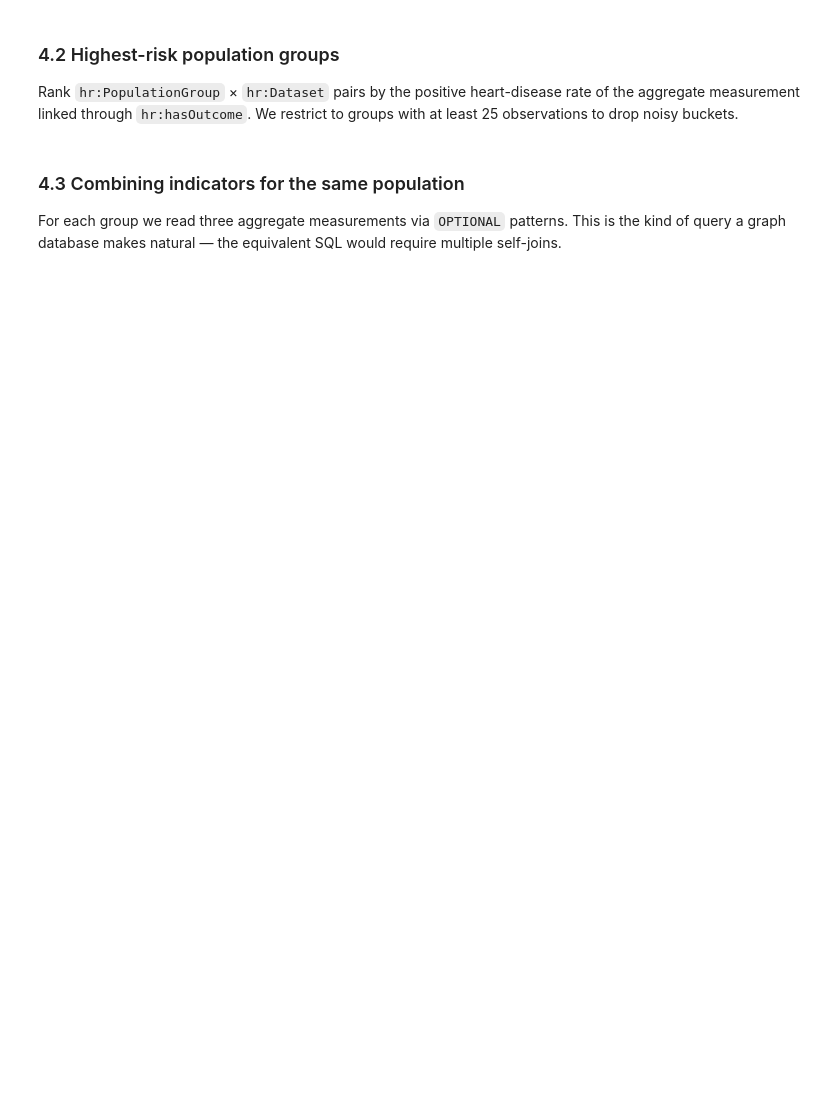
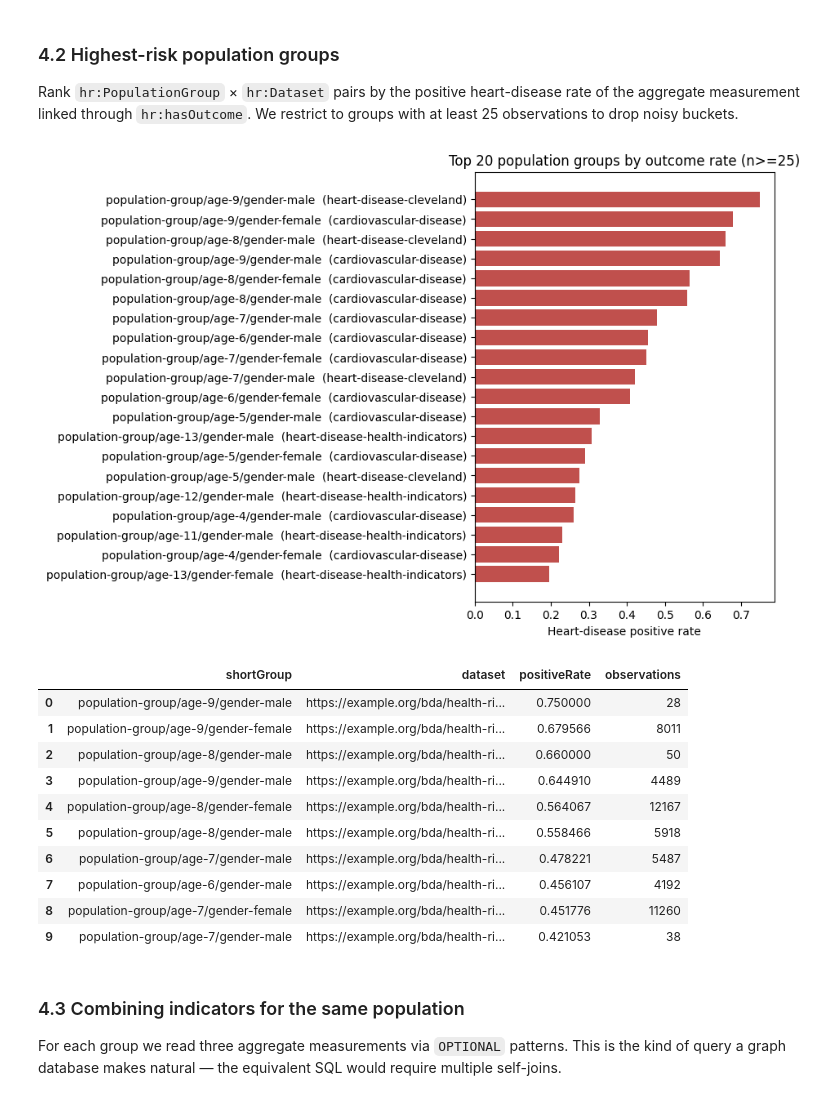
Before and after one commit to gallego-c/bda-practica2, a Jupyter notebook: notebooks/02_knowledge_graph_exploration.ipynb, the cells around one changed output. Cells and saved outputs as stored; diff of their text form; code cells hidden in the pictures; blank space fills up the shorter version.

```diff
--- a/notebooks/02_knowledge_graph_exploration.ipynb
+++ b/notebooks/02_knowledge_graph_exploration.ipynb
@@ -22,7 +22,11 @@ import json
 
 import pandas as pd
 from rdflib import Graph
-import matplotlib.pyplot as plt
+try:
+    import matplotlib.pyplot as plt
+except Exception as exc:
+    plt = None
+    print(f'Matplotlib unavailable; showing tables only: {exc}')
 
 
 def locate_project_root(start: Path) -> Path:
@@ -38,6 +42,25 @@ KG_ROOT = PROJECT_ROOT / 'Part4_Exploitation_zone' / 'exploitation_zone' / 'kg'
 MANIFEST_PATH = KG_ROOT / 'kg_manifest.json'
 REPORT_PATH = PROJECT_ROOT / 'Part5_Analysis_zone' / 'reports' / 'kg_analysis_report.json'
 
+def resolve_kg_path(path_text: str) -> Path:
+    path = Path(path_text)
+    if path.exists():
+        return path
+    fallback = KG_ROOT / path.name
+    if fallback.exists():
+        return fallback
+    return path
+
+
+def resolve_sparql_dir(path_text: str) -> Path:
+    path = Path(path_text)
+    if path.exists():
+        return path
+    fallback = KG_ROOT / 'sparql'
+    if fallback.exists():
+        return fallback
+    return path
+
 manifest = json.loads(MANIFEST_PATH.read_text(encoding='utf-8'))
 report = json.loads(REPORT_PATH.read_text(encoding='utf-8')) if REPORT_PATH.exists() else None
 
@@ -108,6 +151,6 @@ def query_to_df(graph: Graph, query_text: str) -> pd.DataFrame:
     return pd.DataFrame(data, columns=var_names)
 
 
-SPARQL_DIR = Path(manifest['storage']['sparql_query_dir'])
+SPARQL_DIR = resolve_sparql_dir(manifest['storage']['sparql_query_dir'])
 for path in sorted(SPARQL_DIR.glob('*.rq')):
     print(path.name)
@@ -126,16 +190,30 @@ Rank `hr:PopulationGroup` × `hr:Dataset` pairs by the positive heart-disease ra
 # %%
 ranked = query_to_df(graph, (SPARQL_DIR / '03_rank_population_groups_by_outcome_rate.rq').read_text())
 ranked = ranked.head(20)
 ranked['shortGroup'] = ranked['populationGroup'].str.replace('https://example.org/bda/health-risk/', '', regex=False)
-fig, ax = plt.subplots(figsize=(9, 6), constrained_layout=True)
-ax.barh(ranked['shortGroup'] + '  (' + ranked['dataset'].str.split('/').str[-1] + ')',
-        ranked['positiveRate'].astype(float),
-        color='#C0504D')
-ax.set_xlabel('Heart-disease positive rate')
-ax.set_title('Top 20 population groups by outcome rate (n>=25)')
-ax.invert_yaxis()
-plt.show()
+if plt is not None:
+    fig, ax = plt.subplots(figsize=(9, 6), constrained_layout=True)
+    ax.barh(ranked['shortGroup'] + '  (' + ranked['dataset'].str.split('/').str[-1] + ')',
+            ranked['positiveRate'].astype(float),
+            color='#C0504D')
+    ax.set_xlabel('Heart-disease positive rate')
+    ax.set_title('Top 20 population groups by outcome rate (n>=25)')
+    ax.invert_yaxis()
+    plt.show()
 ranked[['shortGroup', 'dataset', 'positiveRate', 'observations']].head(10)
+# %% [output]
+[figure, added]
+|  | shortGroup | dataset | positiveRate | observations |
+| 0 | population-group/age-9/gender-male | https://example.org/bda/health-ri... | 0.750000 | 28 |
+| 1 | population-group/age-9/gender-female | https://example.org/bda/health-ri... | 0.679566 | 8011 |
+| 2 | population-group/age-8/gender-male | https://example.org/bda/health-ri... | 0.660000 | 50 |
+| 3 | population-group/age-9/gender-male | https://example.org/bda/health-ri... | 0.644910 | 4489 |
+| 4 | population-group/age-8/gender-female | https://example.org/bda/health-ri... | 0.564067 | 12167 |
+| 5 | population-group/age-8/gender-male | https://example.org/bda/health-ri... | 0.558466 | 5918 |
+| 6 | population-group/age-7/gender-male | https://example.org/bda/health-ri... | 0.478221 | 5487 |
+| 7 | population-group/age-6/gender-male | https://example.org/bda/health-ri... | 0.456107 | 4192 |
+| 8 | population-group/age-7/gender-female | https://example.org/bda/health-ri... | 0.451776 | 11260 |
+| 9 | population-group/age-7/gender-male | https://example.org/bda/health-ri... | 0.421053 | 38 |
 # %% [markdown]
 ### 4.3 Combining indicators for the same population
 
```
Also changed, not shown: parts of 13 cells of this notebook, 35 other files.
